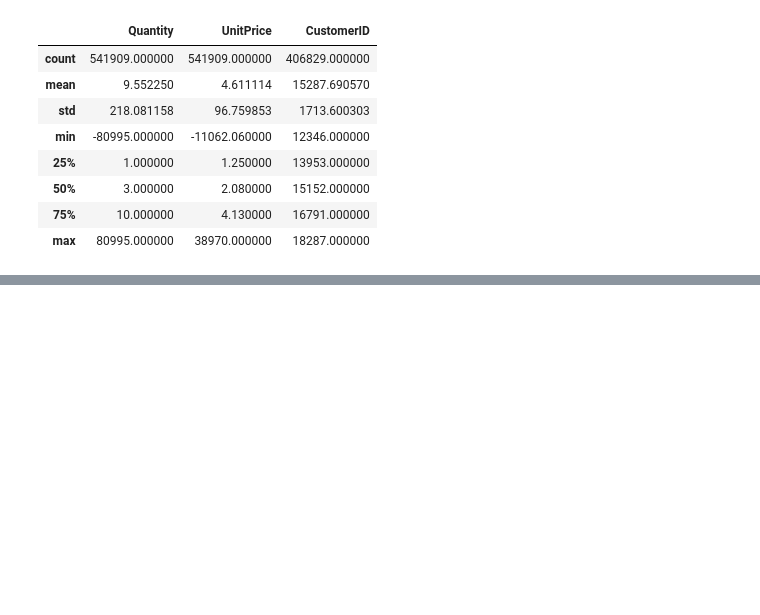
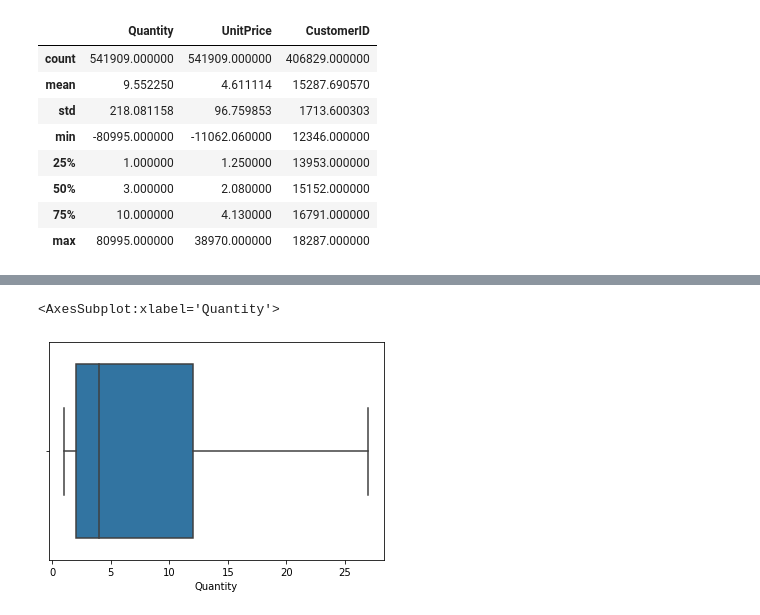
Before and after one commit to Trang27cl/testgit, a Jupyter notebook: OnlineRetail.ipynb, the cells around one changed output, grey strips where cells are left out. Saved outputs shown, nothing was run; the diff lists cells and outputs as text; code cells hidden in the pictures; blank space fills up the shorter version.

```diff
--- a/OnlineRetail.ipynb
+++ b/OnlineRetail.ipynb
@@ -217,0 +288,8 @@ df3.boxplot()
+# %%
+Q1 = df1['Quantity'].quantile(0.25)
+Q3 = df1['Quantity'].quantile(0.75)
+IQR = Q3 - Q1
+# %%
+# xác định phần tử không phải ngoại lai
+df6 = df1
+df6['outlier'] = ~((df1['Quantity'] < (Q1 - 1.5*IQR)) | (df1['Quantity'] > (Q3 + 1.5*IQR)))
@@ -217,0 +302,8 @@ df3.boxplot()
+# %%
+# xóa phần tử ngoại lai
+df6 = df6[df6['outlier'] == True]
+# %%
+sns.boxplot(x=df6['Quantity'])  # vẽ box plot cho dữ liệu ở cột Quantity
+# %% [output]
+<AxesSubplot:xlabel='Quantity'>
+[figure, added]
```
Also changed, not shown: parts of 62 cells of this notebook.
